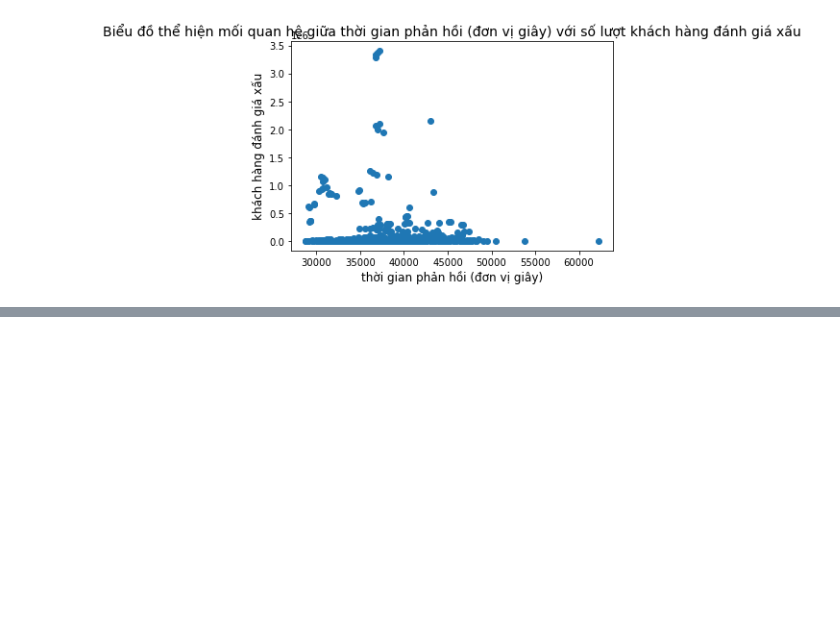
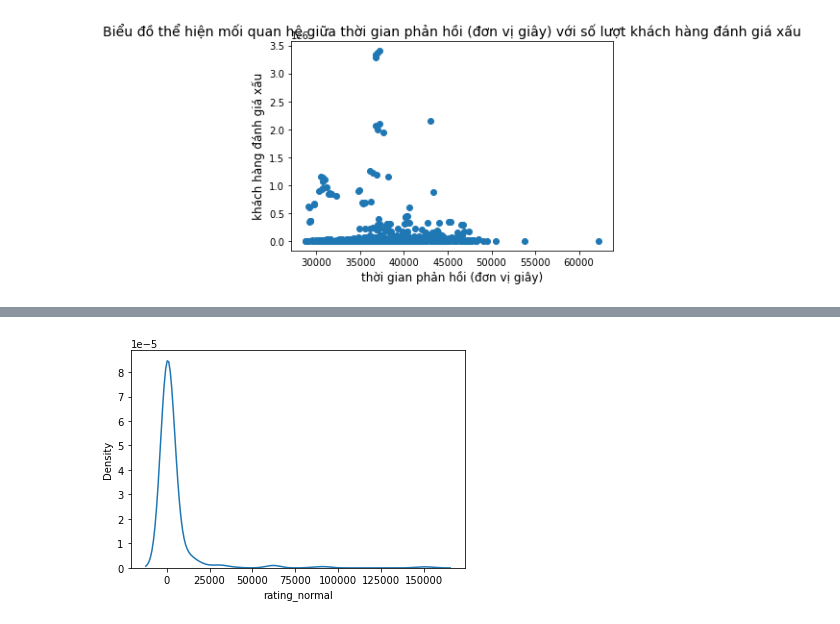
Before and after one commit to TVVY/Bai-Tap-DA-Tren-Leanr, a Jupyter notebook: Data visualization – 2/[Bài tập] Vẽ biểu đồ kết hợp Shopee.ph Korean-top clothing – Shop data.ipynb, the cells around one changed output, grey strips where cells are left out. Saved outputs shown, nothing was run; the diff lists cells and outputs as text; code cells hidden in the pictures; blank space fills up the shorter version.

```diff
--- a/Data visualization – 2/[Bài tập] Vẽ biểu đồ kết hợp Shopee.ph Korean-top clothing – Shop data.ipynb
+++ b/Data visualization – 2/[Bài tập] Vẽ biểu đồ kết hợp Shopee.ph Korean-top clothing – Shop data.ipynb
@@ -95,0 +97,5 @@ plt.show()
+# %%
+sns.kdeplot(data['rating_normal'])
+plt.show()
+# %% [output]
+[figure, added]
```
Also changed, not shown: parts of 2 cells of this notebook.
